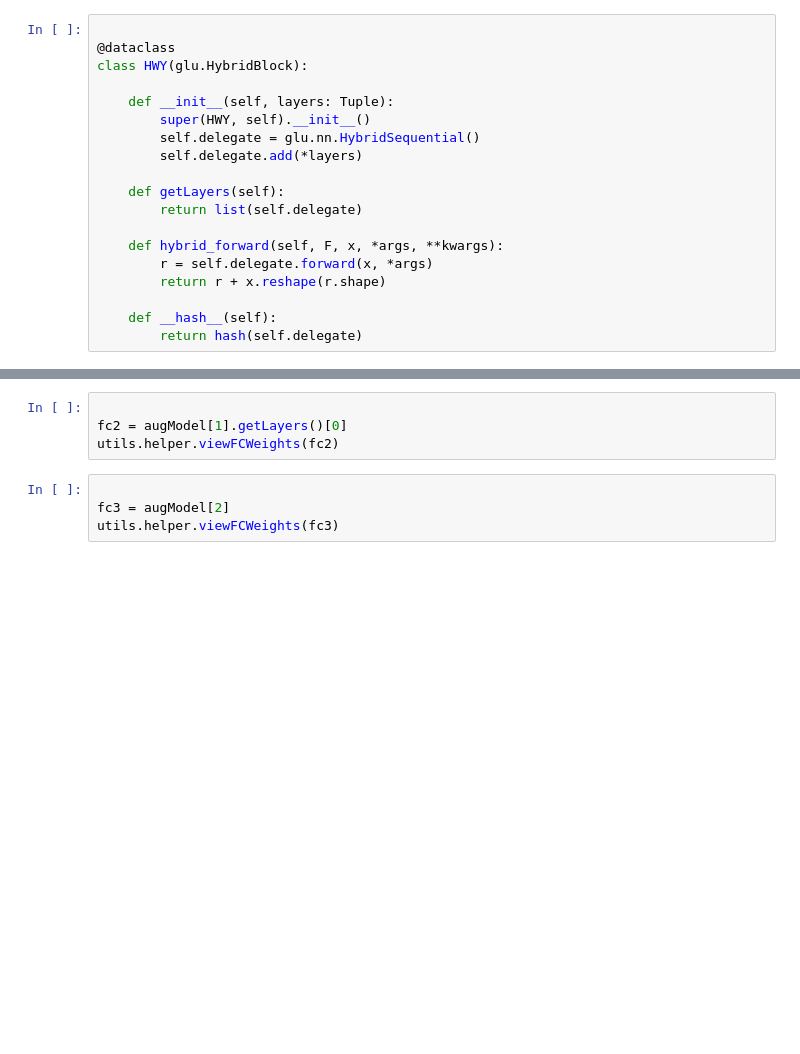
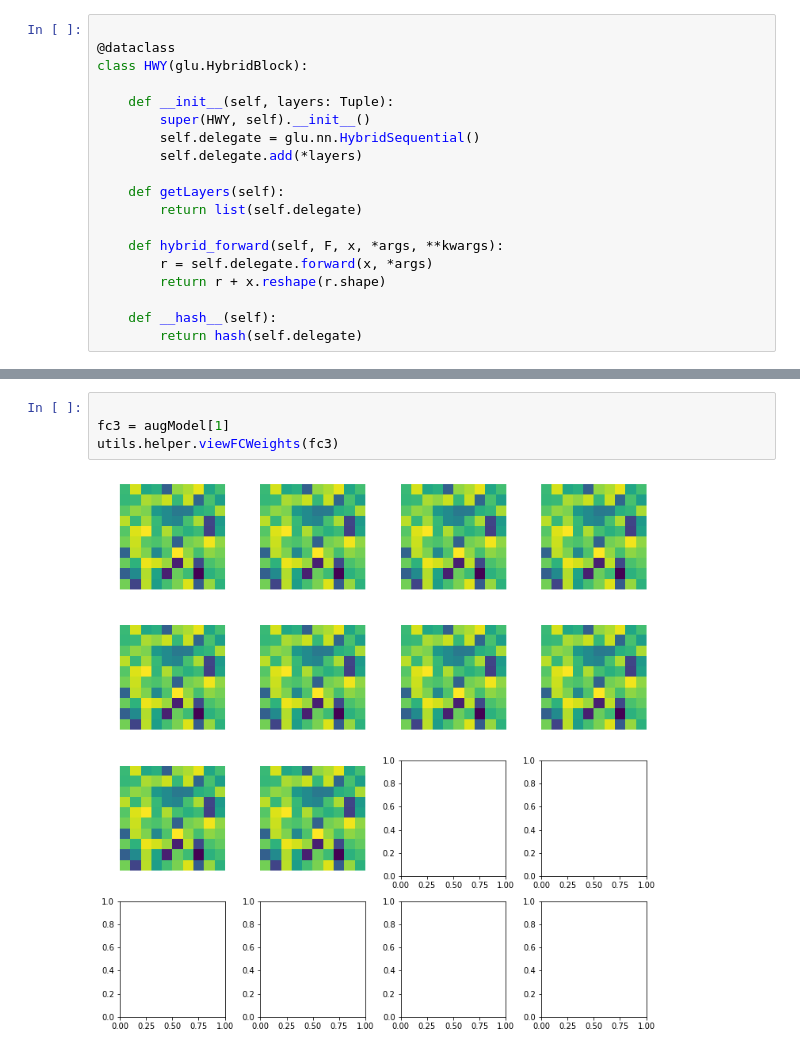
Before and after one commit to tribbloid/convnet-abstraction, a Jupyter notebook: slide/B-experiment.ipynb, the cells around one changed output, grey strips where cells are left out. Drawn from its saved outputs; the diff is of its cells as text; blank space fills up the shorter version.

```diff
--- a/slide/B-experiment.ipynb
+++ b/slide/B-experiment.ipynb
@@ -266,8 +261,6 @@ utils.helper.viewFCWeights(fc1)
 # %%
 
-fc2 = augModel[1].getLayers()[0]
-utils.helper.viewFCWeights(fc2)
+fc3 = augModel[1]
+utils.helper.viewFCWeights(fc3)
+# %% [output]
+[figure, added]
-# %%
-
-fc3 = augModel[2]
-utils.helper.viewFCWeights(fc3)
```
Also changed, not shown: parts of 13 cells of this notebook, 1 other file.
